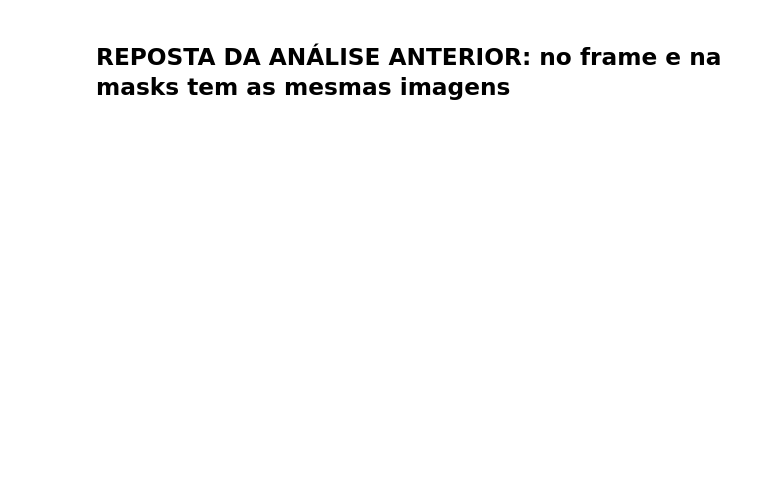
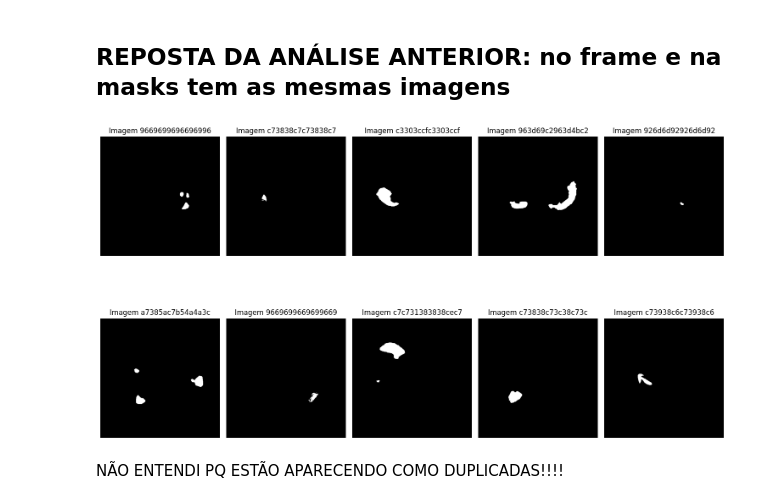
Before and after one commit to jessicamotam/AvantiBootcamp_ML, a Jupyter notebook: ML_Classificacao_Imagens.ipynb, the cells around one changed output. Drawn from its saved outputs; the diff is of its cells as text; code cells hidden in the pictures; blank space fills up the shorter version.

```diff
--- a/ML_Classificacao_Imagens.ipynb
+++ b/ML_Classificacao_Imagens.ipynb
@@ -319,8 +319,12 @@ imagens_duplicadas = {}
 
 for imagem in range(df_duplicadas.shape[0]):
   hash_duplicadas = df_duplicadas.iloc[imagem]['image_hash']
-  duplicadas = df[df['image_hash'] == hash_duplicadas]['image_path'].value_counts()
-  imagens_duplicadas[str(hash_duplicadas)] = duplicadas.tolist()
+
+  # coloca todos os caminhos(links) das imagens com o mesmo hash
+  duplicadas = df[df['image_hash'] == hash_duplicadas]["image_path"].tolist()
+
+  #armazena essas imagens no dicionario
+  imagens_duplicadas[str(hash_duplicadas)] = duplicadas
 # %%
 imagens_duplicadas
 # %% [output]
@@ -344,2 +348,29 @@ imagens_duplicadas
 # %% [markdown]
 ## REPOSTA DA ANÁLISE ANTERIOR: no frame e na masks tem as mesmas imagens
+# %%
+# Vendo as 10 primieras imagens duplicadas
+
+chave_primeiras_imagens =list(imagens_duplicadas.keys())[:10]
+
+plt.figure(figsize=(15, 10))
+
+#exibindo as imagens
+
+for imagem, chave in enumerate(chave_primeiras_imagens):
+  caminhos_imagens = imagens_duplicadas[chave]
+
+  if caminhos_imagens:
+    img_path = caminhos_imagens[0]
+    img = Image.open(img_path)
+
+    plt.subplot(2, 5, imagem + 1) #2 linhas, 5 colunas, motando as 10 imagens
+    plt.imshow(img)
+    plt.axis('off') ## removendo os eixos das imagens
+    plt.title(f'Imagem {chave}')
+
+plt.tight_layout()
+plt.show()
+# %% [output]
+[figure, added]
+# %% [markdown]
+NÃO ENTENDI PQ ESTÃO APARECENDO COMO DUPLICADAS!!!!
```
Also changed, not shown: parts of 1 cell of this notebook.
